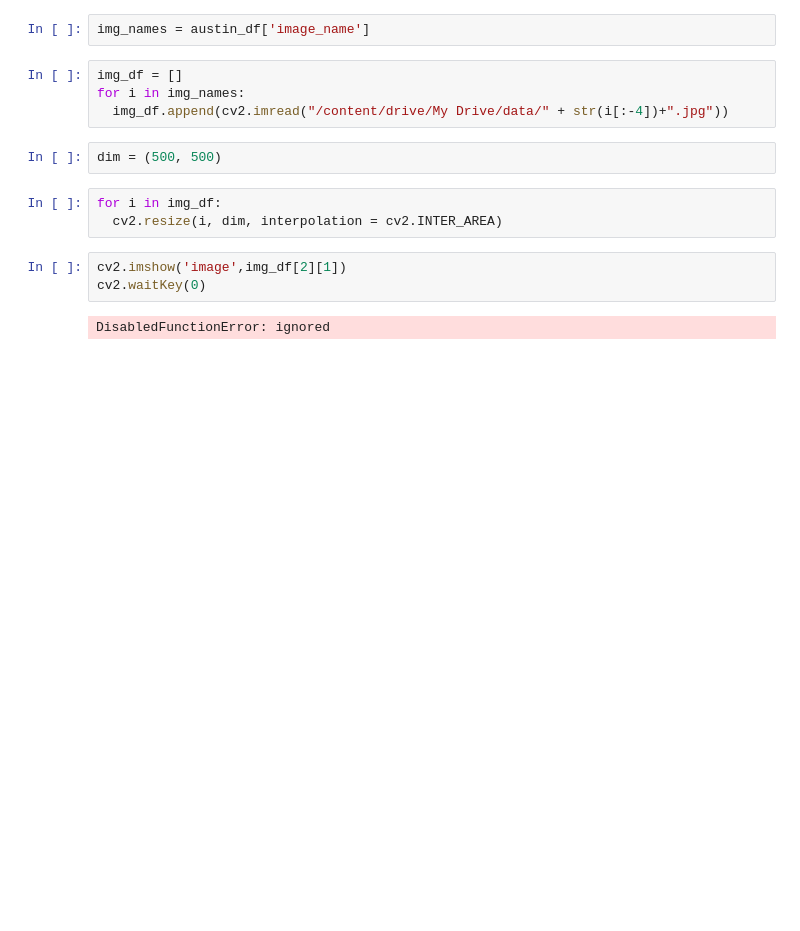
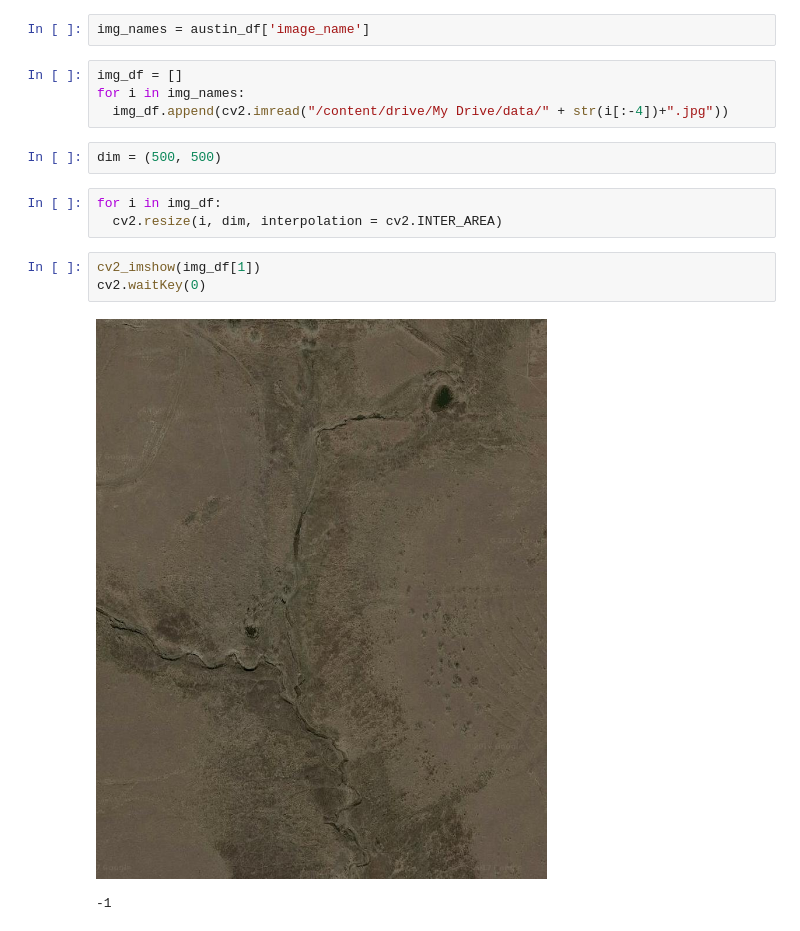
Before and after one commit to hyunjaec/MScA_Deep_Learning_Project, a Jupyter notebook: zoning_satellite.ipynb, the cells around one changed output. Cells and saved outputs as stored; diff of their text form; blank space fills up the shorter version.

```diff
--- a/zoning_satellite.ipynb
+++ b/zoning_satellite.ipynb
@@ -141,7 +142,8 @@ dim = (500, 500)
 for i in img_df:
   cv2.resize(i, dim, interpolation = cv2.INTER_AREA)
 # %%
-cv2.imshow('image',img_df[2][1])
+cv2_imshow(img_df[1])
 cv2.waitKey(0)
 # %% [output]
+[figure, added]
-DisabledFunctionError: ignored
+-1
```
Also changed, not shown: parts of 2 cells of this notebook.
